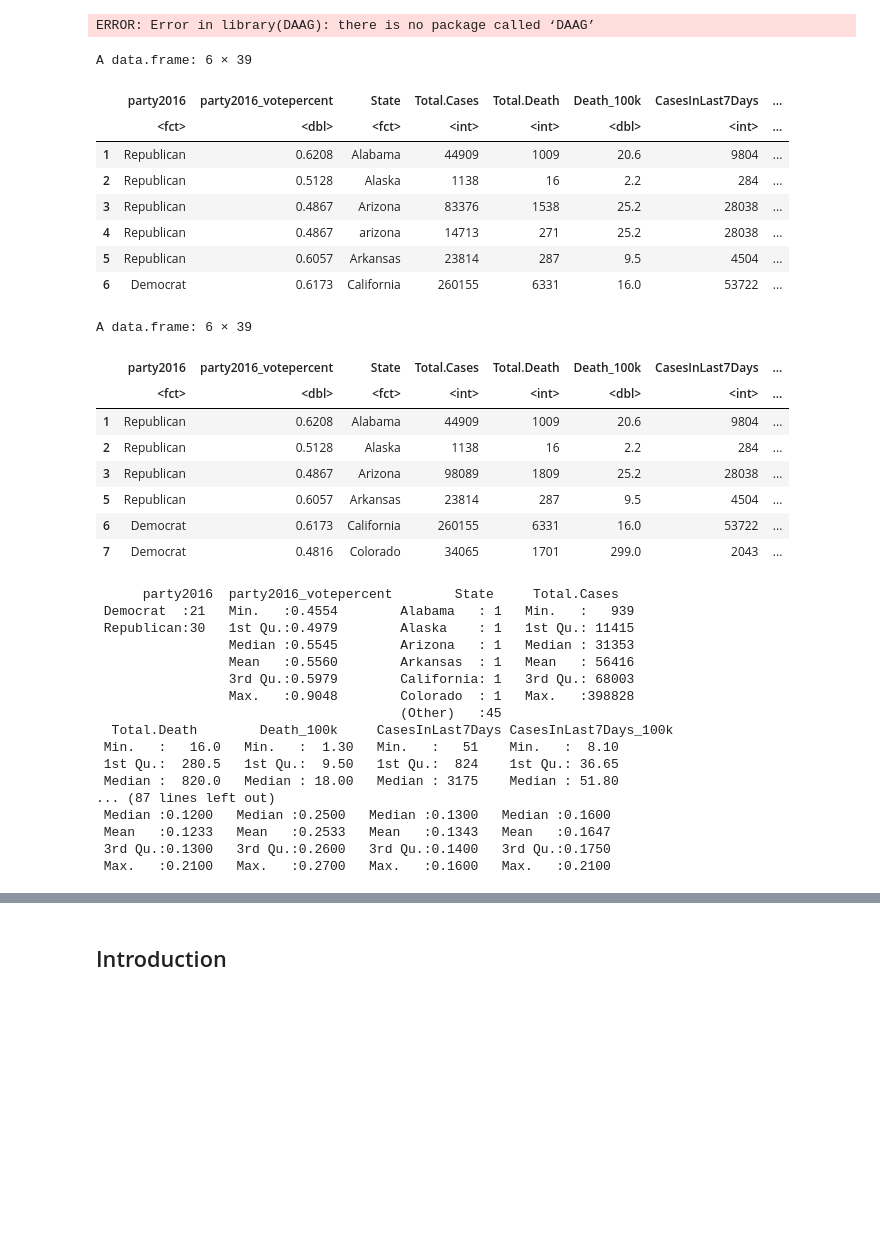
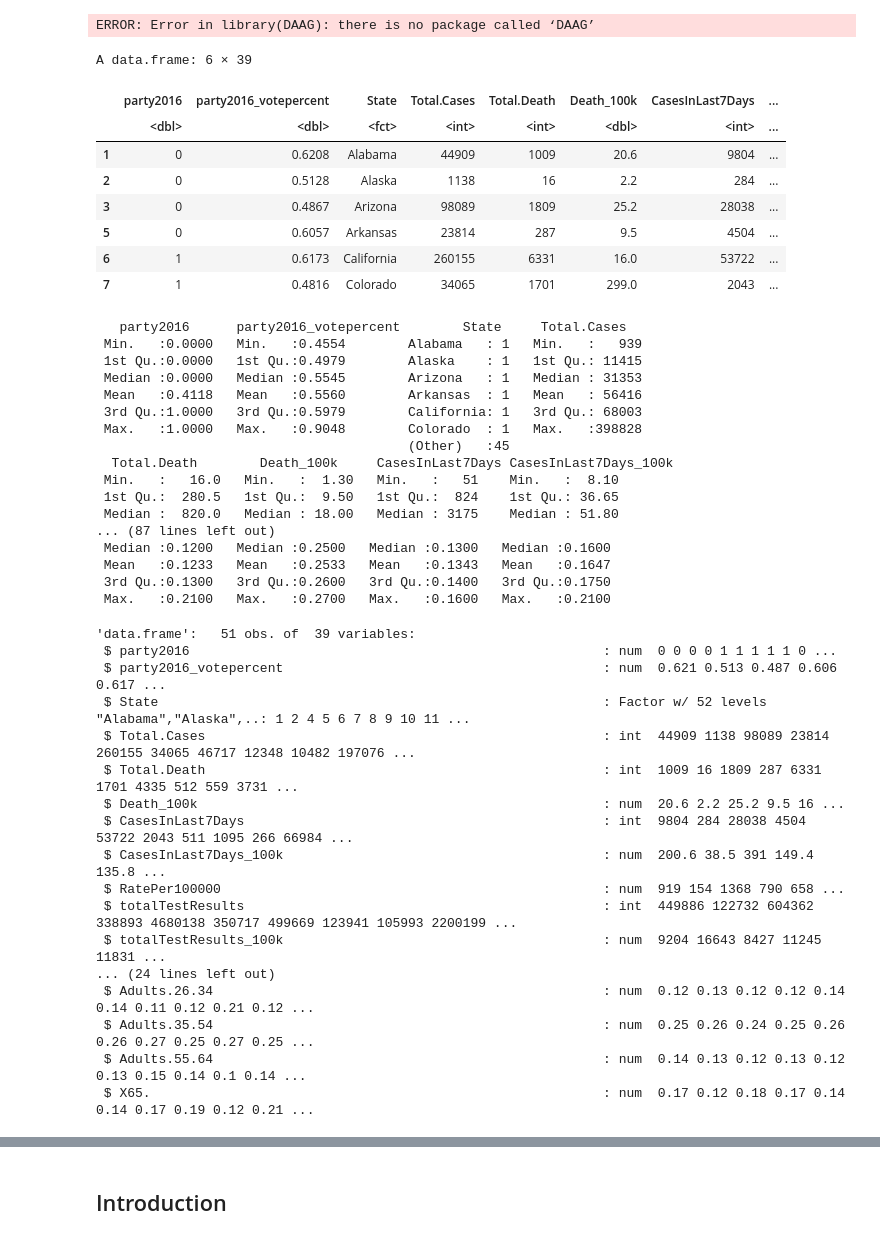
Before and after one commit to mfan86/mids-w203, a Jupyter notebook: lab3/draft_lab3_covid.ipynb, the cells around one changed output, grey strips where cells are left out. Cells and saved outputs as stored; diff of their text form; code cells hidden in the pictures; blank space fills up the shorter version.

```diff
--- a/lab3/draft_lab3_covid.ipynb
+++ b/lab3/draft_lab3_covid.ipynb
@@ -77,58 +65,70 @@ ERROR: Error in library(DAAG): there is no package called ‘DAAG’
 # %%
 df_covid = read.csv("covid-19_dist0720_enriched.csv")
 
 #head(df_covid)
 
 #combine Arizona & arizona data
 for (i in 4:ncol(df_covid)){
     a_val = df_covid[c(3), i]
     b_val = df_covid[c(4), i]
     if (a_val != b_val){
         #print(i)
         #combine when values differ such as Total cases, death, etc.
          df_covid[c(3), i] = df_covid[c(3), i] + df_covid[c(4), i]
     }
 }
 
 #remove extra arizona row
 df_covid <- df_covid[-c(4), ]
 
+#redefine 2016 party into bernoulli variable
+df_covid$party2016 = ifelse(df_covid$party2016 == "Republican", 0, 1)
+
+
 head(df_covid)
 summary(df_covid)
 str(df_covid)
 # %% [output]
 A data.frame: 6 × 39
 |  | party2016 | party2016_votepercent | State | Total.Cases | Total.Death | Death_100k | CasesInLast7Days | ... |
-|  | <fct> | <dbl> | <fct> | <int> | <int> | <dbl> | <int> | ... |
-| 1 | Republican | 0.6208 | Alabama | 44909 | 1009 | 20.6 | 9804 | ... |
-| 2 | Republican | 0.5128 | Alaska | 1138 | 16 | 2.2 | 284 | ... |
-| 3 | Republican | 0.4867 | Arizona | 83376 | 1538 | 25.2 | 28038 | ... |
-| 4 | Republican | 0.4867 | arizona | 14713 | 271 | 25.2 | 28038 | ... |
-| 5 | Republican | 0.6057 | Arkansas | 23814 | 287 | 9.5 | 4504 | ... |
-| 6 | Democrat | 0.6173 | California | 260155 | 6331 | 16.0 | 53722 | ... |
+|  | <dbl> | <dbl> | <fct> | <int> | <int> | <dbl> | <int> | ... |
+| 1 | 0 | 0.6208 | Alabama | 44909 | 1009 | 20.6 | 9804 | ... |
+| 2 | 0 | 0.5128 | Alaska | 1138 | 16 | 2.2 | 284 | ... |
+| 3 | 0 | 0.4867 | Arizona | 98089 | 1809 | 25.2 | 28038 | ... |
+| 5 | 0 | 0.6057 | Arkansas | 23814 | 287 | 9.5 | 4504 | ... |
+| 6 | 1 | 0.6173 | California | 260155 | 6331 | 16.0 | 53722 | ... |
+| 7 | 1 | 0.4816 | Colorado | 34065 | 1701 | 299.0 | 2043 | ... |
-A data.frame: 6 × 39
+   party2016      party2016_votepercent        State     Total.Cases
+ Min.   :0.0000   Min.   :0.4554        Alabama   : 1   Min.   :   939
+ 1st Qu.:0.0000   1st Qu.:0.4979        Alaska    : 1   1st Qu.: 11415
+ Median :0.0000   Median :0.5545        Arizona   : 1   Median : 31353
+ Mean   :0.4118   Mean   :0.5560        Arkansas  : 1   Mean   : 56416
+ 3rd Qu.:1.0000   3rd Qu.:0.5979        California: 1   3rd Qu.: 68003
+ Max.   :1.0000   Max.   :0.9048        Colorado  : 1   Max.   :398828
+                                        (Other)   :45
+  Total.Death        Death_100k     CasesInLast7Days CasesInLast7Days_100k
+ Min.   :   16.0   Min.   :  1.30   Min.   :   51    Min.   :  8.10
+ 1st Qu.:  280.5   1st Qu.:  9.50   1st Qu.:  824    1st Qu.: 36.65
+ Median :  820.0   Median : 18.00   Median : 3175    Median : 51.80
+... (87 lines left out)
+ Median :0.1200   Median :0.2500   Median :0.1300   Median :0.1600
+ Mean   :0.1233   Mean   :0.2533   Mean   :0.1343   Mean   :0.1647
+ 3rd Qu.:0.1300   3rd Qu.:0.2600   3rd Qu.:0.1400   3rd Qu.:0.1750
+ Max.   :0.2100   Max.   :0.2700   Max.   :0.1600   Max.   :0.2100
-|  | party2016 | party2016_votepercent | State | Total.Cases | Total.Death | Death_100k | CasesInLast7Days | ... |
-|  | <fct> | <dbl> | <fct> | <int> | <int> | <dbl> | <int> | ... |
-| 1 | Republican | 0.6208 | Alabama | 44909 | 1009 | 20.6 | 9804 | ... |
-| 2 | Republican | 0.5128 | Alaska | 1138 | 16 | 2.2 | 284 | ... |
-| 3 | Republican | 0.4867 | Arizona | 98089 | 1809 | 25.2 | 28038 | ... |
-| 5 | Republican | 0.6057 | Arkansas | 23814 | 287 | 9.5 | 4504 | ... |
-| 6 | Democrat | 0.6173 | California | 260155 | 6331 | 16.0 | 53722 | ... |
-| 7 | Democrat | 0.4816 | Colorado | 34065 | 1701 | 299.0 | 2043 | ... |
-      party2016  party2016_votepercent        State     Total.Cases
- Democrat  :21   Min.   :0.4554        Alabama   : 1   Min.   :   939
- Republican:30   1st Qu.:0.4979        Alaska    : 1   1st Qu.: 11415
-                 Median :0.5545        Arizona   : 1   Median : 31353
-                 Mean   :0.5560        Arkansas  : 1   Mean   : 56416
-                 3rd Qu.:0.5979        California: 1   3rd Qu.: 68003
-                 Max.   :0.9048        Colorado  : 1   Max.   :398828
-                                       (Other)   :45
-  Total.Death        Death_100k     CasesInLast7Days CasesInLast7Days_100k
- Min.   :   16.0   Min.   :  1.30   Min.   :   51    Min.   :  8.10
- 1st Qu.:  280.5   1st Qu.:  9.50   1st Qu.:  824    1st Qu.: 36.65
- Median :  820.0   Median : 18.00   Median : 3175    Median : 51.80
-... (87 lines left out)
- Median :0.1200   Median :0.2500   Median :0.1300   Median :0.1600
- Mean   :0.1233   Mean   :0.2533   Mean   :0.1343   Mean   :0.1647
- 3rd Qu.:0.1300   3rd Qu.:0.2600   3rd Qu.:0.1400   3rd Qu.:0.1750
- Max.   :0.2100   Max.   :0.2700   Max.   :0.1600   Max.   :0.2100
+'data.frame':   51 obs. of  39 variables:
+ $ party2016                                                     : num  0 0 0 0 1 1 1 1 1 0 ...
+ $ party2016_votepercent                                         : num  0.621 0.513 0.487 0.606 0.617 ...
+ $ State                                                         : Factor w/ 52 levels "Alabama","Alaska",..: 1 2 4 5 6 7 8 9 10 11 ...
+ $ Total.Cases                                                   : int  44909 1138 98089 23814 260155 34065 46717 12348 10482 197076 ...
+ $ Total.Death                                                   : int  1009 16 1809 287 6331 1701 4335 512 559 3731 ...
+ $ Death_100k                                                    : num  20.6 2.2 25.2 9.5 16 ...
+ $ CasesInLast7Days                                              : int  9804 284 28038 4504 53722 2043 511 1095 266 66984 ...
+ $ CasesInLast7Days_100k                                         : num  200.6 38.5 391 149.4 135.8 ...
+ $ RatePer100000                                                 : num  919 154 1368 790 658 ...
+ $ totalTestResults                                              : int  449886 122732 604362 338893 4680138 350717 499669 123941 105993 2200199 ...
+ $ totalTestResults_100k                                         : num  9204 16643 8427 11245 11831 ...
+... (24 lines left out)
+ $ Adults.26.34                                                  : num  0.12 0.13 0.12 0.12 0.14 0.14 0.11 0.12 0.21 0.12 ...
+ $ Adults.35.54                                                  : num  0.25 0.26 0.24 0.25 0.26 0.26 0.27 0.25 0.27 0.25 ...
+ $ Adults.55.64                                                  : num  0.14 0.13 0.12 0.13 0.12 0.13 0.15 0.14 0.1 0.14 ...
+ $ X65.                                                          : num  0.17 0.12 0.18 0.17 0.14 0.14 0.17 0.19 0.12 0.21 ...
```
Also changed, not shown: parts of 6 cells of this notebook.
